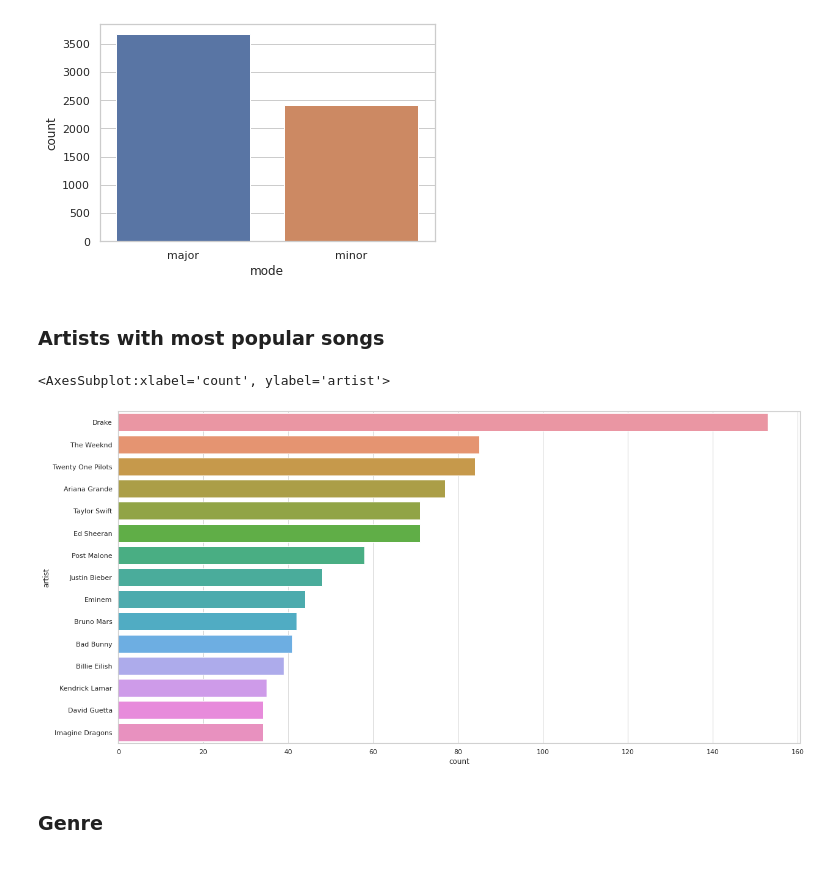
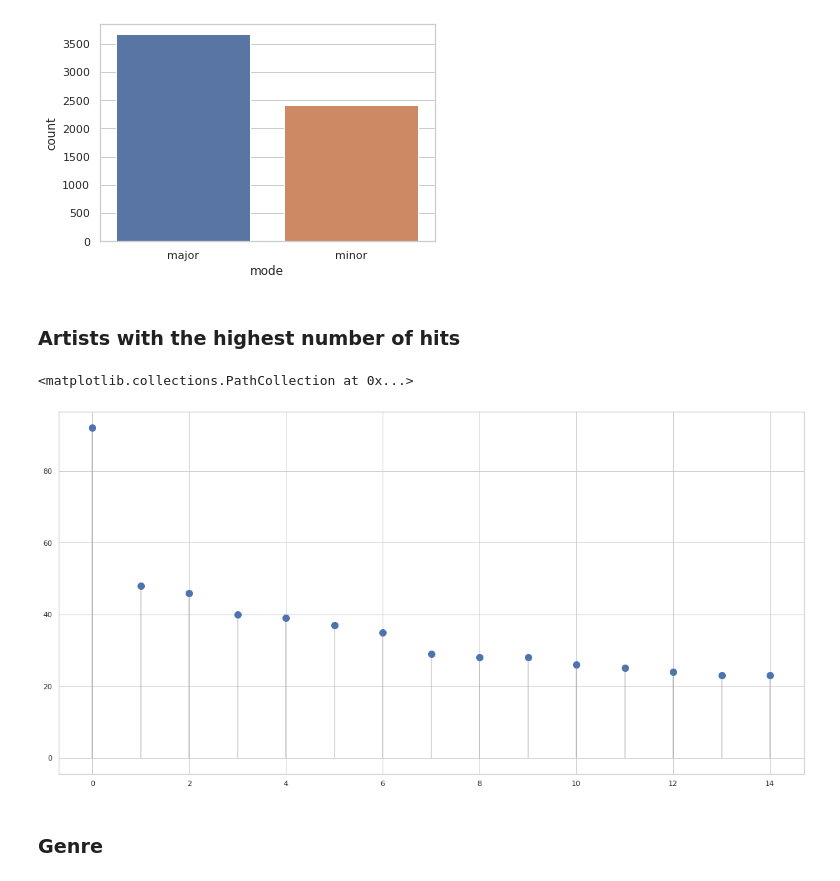
Before and after one commit to vietcheems/Music-Popularity-Analysis, a Jupyter notebook: Analysis/analysis.ipynb, the cells around one changed output. Saved outputs shown, nothing was run; the diff lists cells and outputs as text; code cells hidden in the pictures.

```diff
--- a/Analysis/analysis.ipynb
+++ b/Analysis/analysis.ipynb
@@ -318,12 +317,17 @@ sns.countplot(x="mode", data=df, order=df['mode'].value_counts().index)
 # %% [output]
 <AxesSubplot:xlabel='mode', ylabel='count'>
 [figure]
-# %% [markdown]
-### Artists with most popular songs
+# %% [markdown]
+### Artists with the highest number of hits
 # %%
 plt.figure(figsize=(20, 10))
 df_no_various_artist = df[df["artist"] != "Various Artists"]
-sns.countplot(y="artist", data=df_no_various_artist, order=df_no_various_artist['artist'].value_counts().index[0:15])
+artist_count = df_no_various_artist["artist"].value_counts().reset_index()
+num_artist = 15
+plt.vlines(x=range(num_artist), ymin=0, ymax=artist_count["artist"][:num_artist], color='grey', alpha=0.4)
+plt.scatter(range(num_artist), artist_count["artist"][:num_artist], s=100)
+# plt.xticks(range(num_artist, ))
+# sns.countplot(y="artist", data=df_no_various_artist, order=df_no_various_artist['artist'].value_counts().index[0:15])
 # %% [output]
-<AxesSubplot:xlabel='count', ylabel='artist'>
+<matplotlib.collections.PathCollection at 0x...>
-[figure, old version]
+[figure, new version]
```
Also changed, not shown: parts of 48 cells of this notebook, 1 other file.
